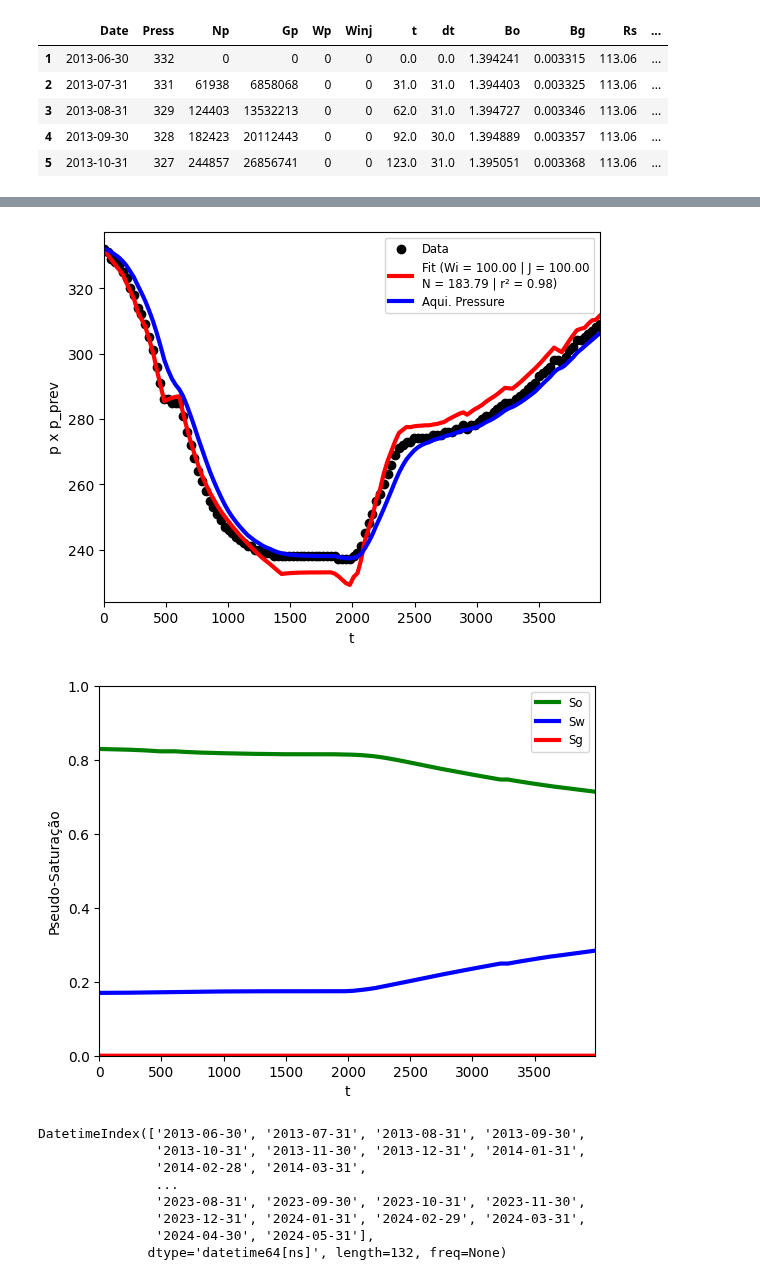
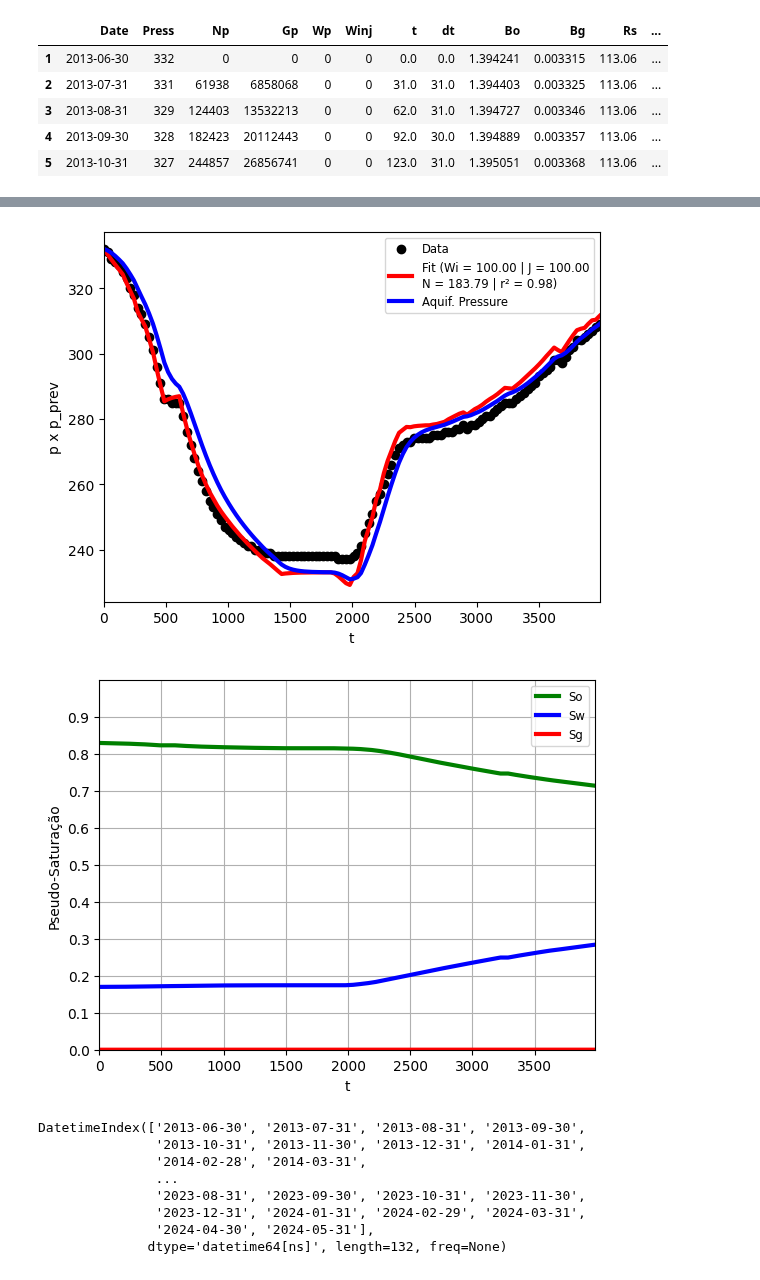
Before and after one commit to marcelogarret/projeto_mestrado, a Jupyter notebook: EBM_FIT_UNISIM_M.ipynb, the cells around one changed output, grey strips where cells are left out. Drawn from its saved outputs; the diff is of its cells as text; code cells hidden in the pictures.

```diff
--- a/EBM_FIT_UNISIM_M.ipynb
+++ b/EBM_FIT_UNISIM_M.ipynb
@@ -163,7 +163,8 @@ def objective(x, Eo, Eg, Efw, F, m):
       pa_med[i-1]=p[0]*(1-(Wen[i-1]/Wei))
       Wen[i]=Wen[i-1]+(Wei/p[0])*(pa_med[i-1]-p[i])*(1-np.exp(-J*p[0]*dt[i]/Wei))
     We_EBM = F - (N*10**6) * (Eo + m * Eg + Efw)
-    return np.sum((We_EBM - Wen) ** 2)
+    return np.mean(((We_EBM - Wen)/10**6) ** 2)**0.5
+    # return np.sum((We_EBM - Wen) ** 2)
 
 # Chute inicial para N, Wi e J
 x0 = np.array([130] + [100] + [10])
@@ -192,17 +193,17 @@ for i in range(1,len(t)):
   Wen[i] = Wen[i-1]+(Wei_est/p[0])*(pa_med[i-1]-p[i])*(1-np.exp(-J_est*p[0]*dt[i]/Wei_est))
 pa_med[len(t)-1] = p[0]*(1-(Wen[len(t)-1]/Wei_est))
 We_EBM = F - (N_est*10**6) * (Eo + m * Eg + Efw)
-# print(Wen)
+print(f"desvio (MMm³): {np.mean(((We_EBM - Wen)/10**6) ** 2)**0.5:0.4f}")
 
 r2_2 = r2_score(We_EBM, Wen)
-print(r2_2)
+print(f"r²: {r2_2:0.2f}")
 
 plt.scatter(t, We_EBM, label="Data", color="black")
 plt.plot(t, Wen, label=f"Fit (Wi = {Wi_est:0.2f} | J = {J_est:0.2f}" + "\n" + f"N = {N_est:0.2f} | r\N{SUPERSCRIPT TWO} = {r2_2:.2f})", color="red", linewidth=3)
 plt.legend(fontsize='small')
 plt.xlabel("t")
 plt.ylabel("We x We_calc")
-plt.xlim(0, 3988)
+plt.xlim(0, df.iloc[-1, 6])
 plt.show()
 # %% [output]
 Estimativa de N: 183.79
@@ -235,17 +237,17 @@ for i in range(len(t)):
 
       ## EBM
       if pn < pb:
-        bop = 1.40676 * pn - 1.04229
+        bop = 0.0012 * pn + 1.1538
         rsp = 0.4655 * pn + 15.0114
       else:
         bop = bob - co * (pn - pb)
         rsp = Rsi
-        bgp = 1.40676*pn**(-1.04229)
-        fp=npp[i]*(bop+(rp[i]-rsp)*bgp)+(wp[i]-winj[i])*Bw
-        eop=bop-bo[0]+(Rsi-rsp)*bgp
-        egp=bo[0]*((bgp/bg[0])-1)
-        efwp=(1+m)*bo[0]*((cf+cw*Swi)/(1-Swi))*(p[0]-pn)
-        we_ebm[i]=fp-N*(eop+m*egp+efwp)*10**6
+      bgp = 1.40676*pn**(-1.04229)
+      fp=npp[i]*(bop+(rp[i]-rsp)*bgp)+(wp[i]-winj[i])*Bw
+      eop=bop-bo[0]+(Rsi-rsp)*bgp
+      egp=bo[0]*((bgp/bg[0])-1)
+      efwp=(1+m)*bo[0]*((cf+cw*Swi)/(1-Swi))*(p[0]-pn)
+      we_ebm[i]=fp-N*(eop+m*egp+efwp)*10**6
 
       return (we_ebm[i] - we_aquif[i]) ** 2
 
@@ -253,51 +255,56 @@ for i in range(len(t)):
     result = minimize(obj_f, x0, args=(m, N_est, Wei_est, J_est))
     p_prev[i]=result.x[0]
 
+  ppa_med[i]=p[0]*(1-(we_aquif[i]/Wei_est))
+
 r2_2 = r2_score(p, p_prev)
 # print(p_prev)
 
 plt.scatter(t, p, label="Data", color="black")
 plt.plot(t, p_prev, label=f"Fit (Wi = {Wi_est:0.2f} | J = {J_est:0.2f}" + "\n" + f"N = {N_est:0.2f} | r\N{SUPERSCRIPT TWO} = {r2_2:.2f})", color="red", linewidth=3)
-plt.plot(t, pa_med, label="Aqui. Pressure", color="blue", linewidth=3)
+plt.plot(t, ppa_med, label="Aquif. Pressure", color="blue", linewidth=3)
 plt.legend(fontsize='small')
 plt.xlabel("t")
 plt.ylabel("p x p_prev")
-plt.xlim(0, 3988)
+plt.xlim(0, df.iloc[-1, 6])
 plt.show()
 # %% [output]
-[figure, old version]
+[figure, new version]
 # %%
 ## Saturacoes de fluidos
 
 So = np.zeros(len(t))
 Sw = np.zeros(len(t))
 Sg = np.zeros(len(t))
 cct = np.zeros(len(t))
 Vpp = np.zeros(len(t))
 Vp = (N_est*10**6) * bo[0] / (1 - Swi)
 G = ((N_est*10**6) * Rsi + m * (N_est*10**6) * bo[0] / bg[0])
 # print(G)
 
 for i in range(len(t)):
-  cct[i] = (1 + (Swi * cw / (1 - Swi) + cf) * (p_prev[i] - p[0]))
+  cct[i] = (1 + (Swi * cw / (1 - Swi) + cf) * (p[i] - p[0]))
   Vpp[i] = Vp * (1 + cf * (p[i] - p[0]))
   So[i] = ((N_est*10**6) - npp[i]) *bo[0] / Vpp[i]
-  Sw[i] = (Swi * Vp * (1 - cw * (p_prev[i] - p[0])) + ((winj[i] - wp[i] + Wen[i]) * Bw)) / Vpp[i]
+  Sw[i] = (Swi * Vp * (1 - cw * (p[i] - p[0])) + ((winj[i] - wp[i] + Wen[i]) * Bw)) / Vpp[i]
   Sg[i] = bg[i] * (G - gp[i] - ((N_est*10**6) - npp[i]) * rs[i] - cct[i] * m * (N_est*10**6) * bo[0] / bg[0]) / Vpp[i]
 
 # print(Sg)
-
+fig = plt.figure()
+ax = fig.gca()
+ax.set_yticks(np.arange(0, 1., 0.1))
+plt.grid()
 plt.plot(t, So, label="So", color="green", linewidth=3)
 plt.plot(t, Sw, label="Sw", color="blue", linewidth=3)
 plt.plot(t, Sg, label="Sg", color="red", linewidth=3)
 plt.legend(fontsize='small')
 plt.xlabel("t")
 plt.ylabel("Pseudo-Saturação")
 plt.ylim(0.0, 1.0)
-plt.xlim(0, 3988)
+plt.xlim(0, df.iloc[-1, 6])
 plt.show()
 # %% [output]
-[figure, old version]
+[figure, new version]
 # %%
 date=df["Date"].values
 date_time=pd.to_datetime(date)
```
Also changed, not shown: parts of 9 cells of this notebook.
